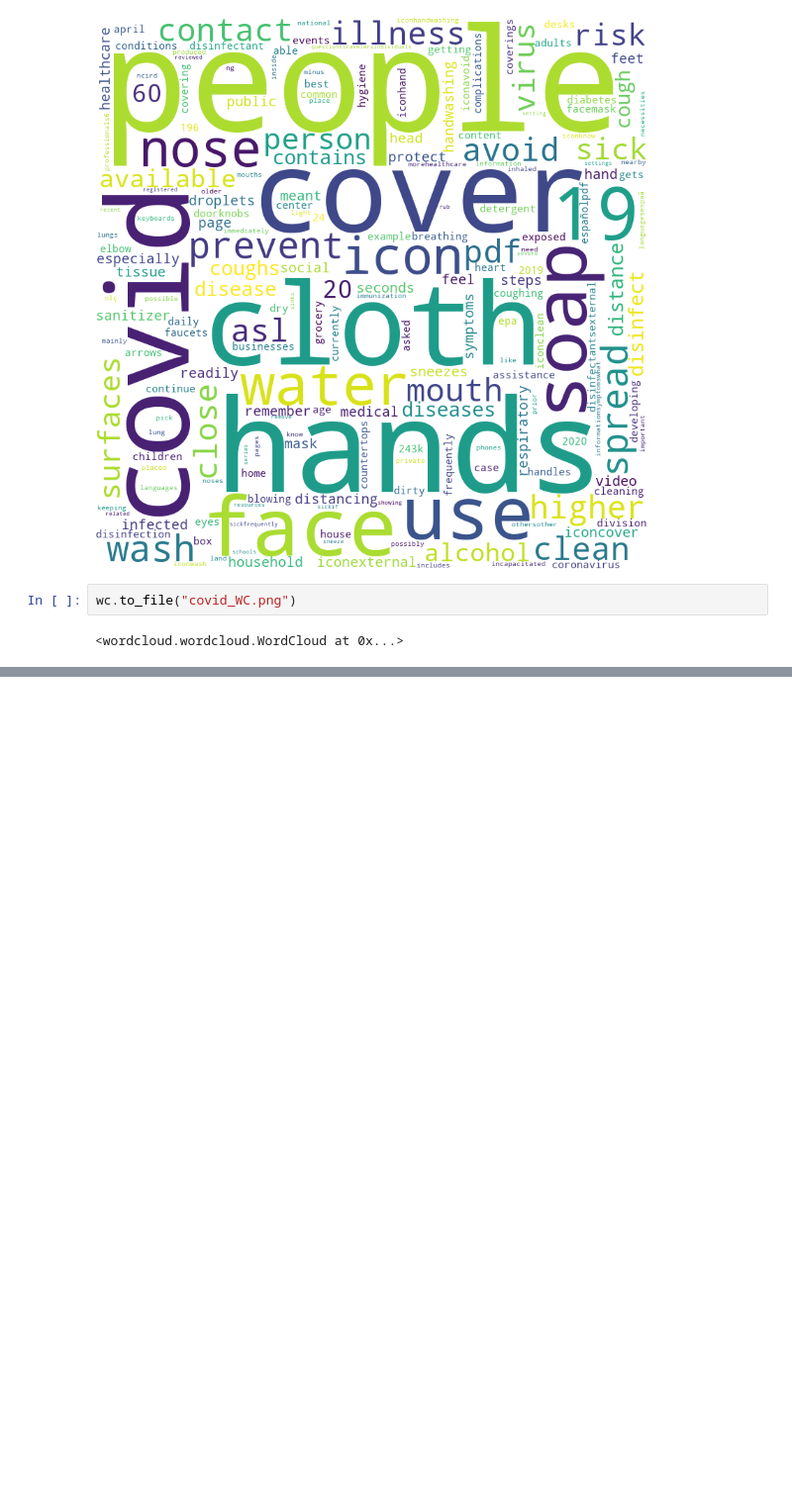
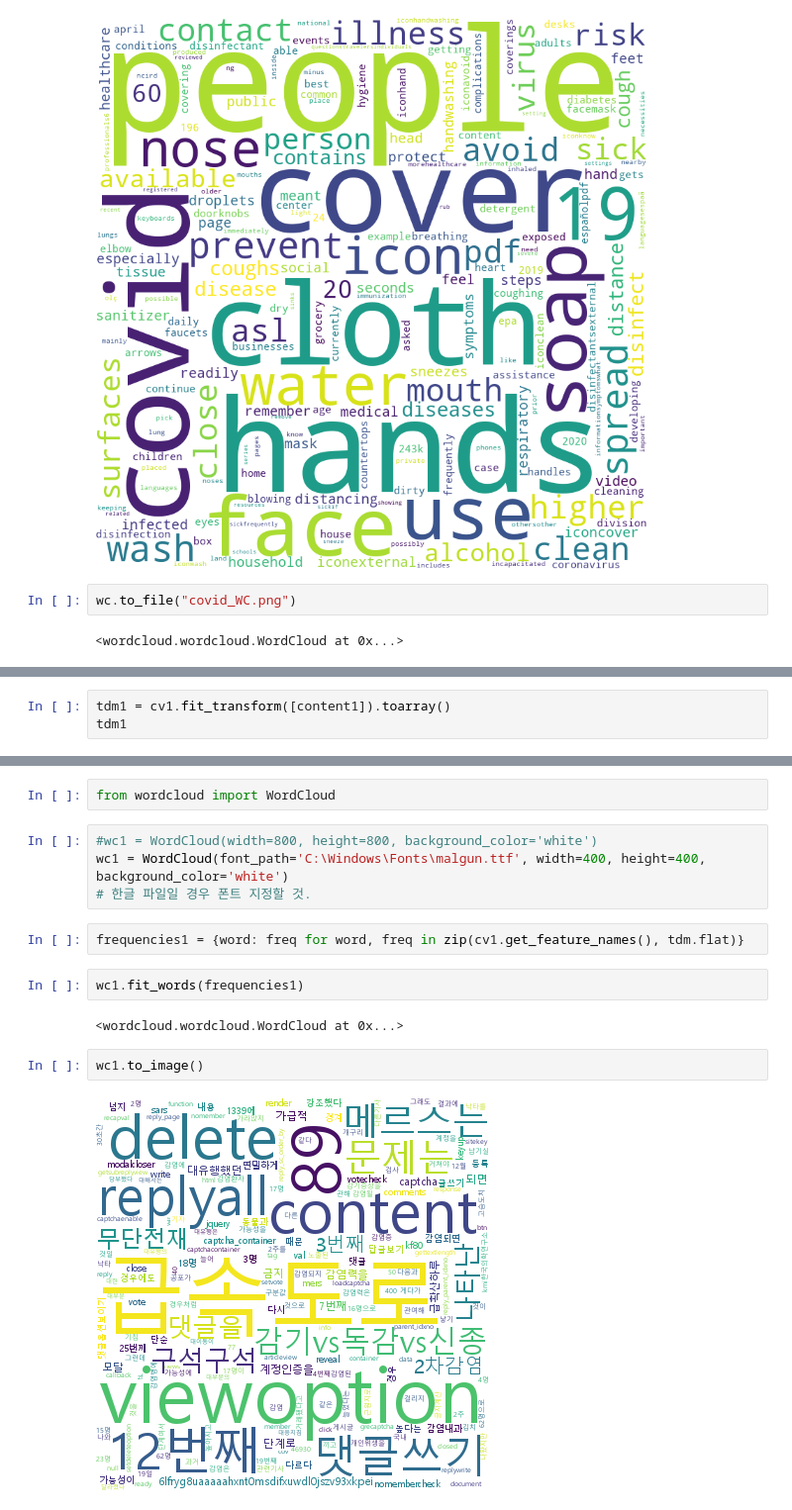
Before and after one commit to kgb0421/academy, a Jupyter notebook: covid19/wordcloud.ipynb, the cells around one changed output, grey strips where cells are left out. Shown at 99% size. Saved outputs shown, nothing was run; the diff lists cells and outputs as text; blank space fills up the shorter version.

```diff
--- a/covid19/wordcloud.ipynb
+++ b/covid19/wordcloud.ipynb
@@ -114,0 +121,3 @@ wc.to_file("covid_WC.png")
+# %%
+tdm1 = cv1.fit_transform([content1]).toarray()
+tdm1
@@ -114,0 +182,16 @@ wc.to_file("covid_WC.png")
+# %%
+from wordcloud import WordCloud
+# %%
+#wc1 = WordCloud(width=800, height=800, background_color='white')
+wc1 = WordCloud(font_path='C:\Windows\Fonts\malgun.ttf', width=400, height=400, background_color='white')
+# 한글 파일일 경우 폰트 지정할 것.
+# %%
+frequencies1 = {word: freq for word, freq in zip(cv1.get_feature_names(), tdm.flat)}
+# %%
+wc1.fit_words(frequencies1)
+# %% [output]
+<wordcloud.wordcloud.WordCloud at 0x...>
+# %%
+wc1.to_image()
+# %% [output]
+[figure, added]
```
Also changed, not shown: parts of 8 cells of this notebook, 3 other files.
